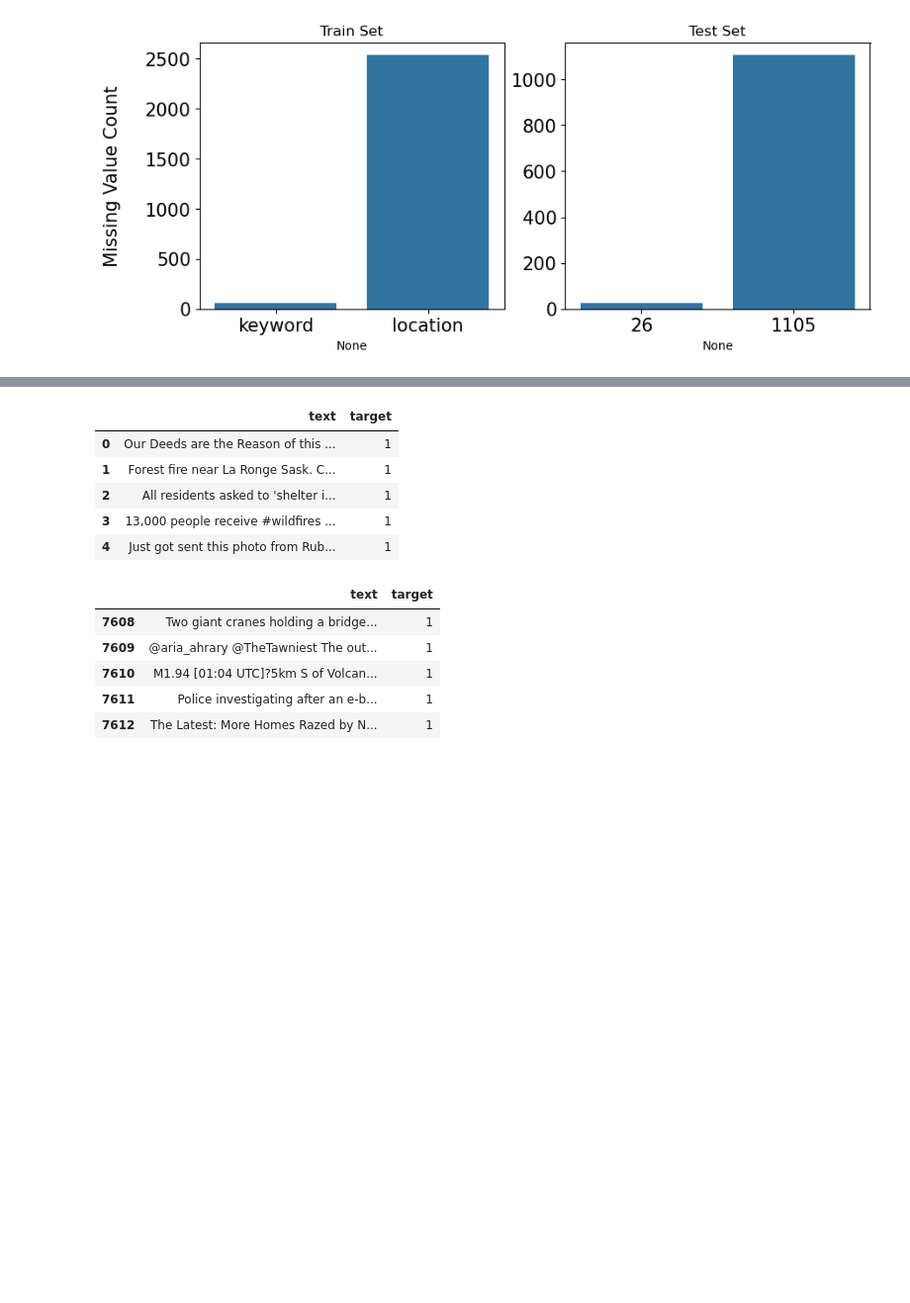
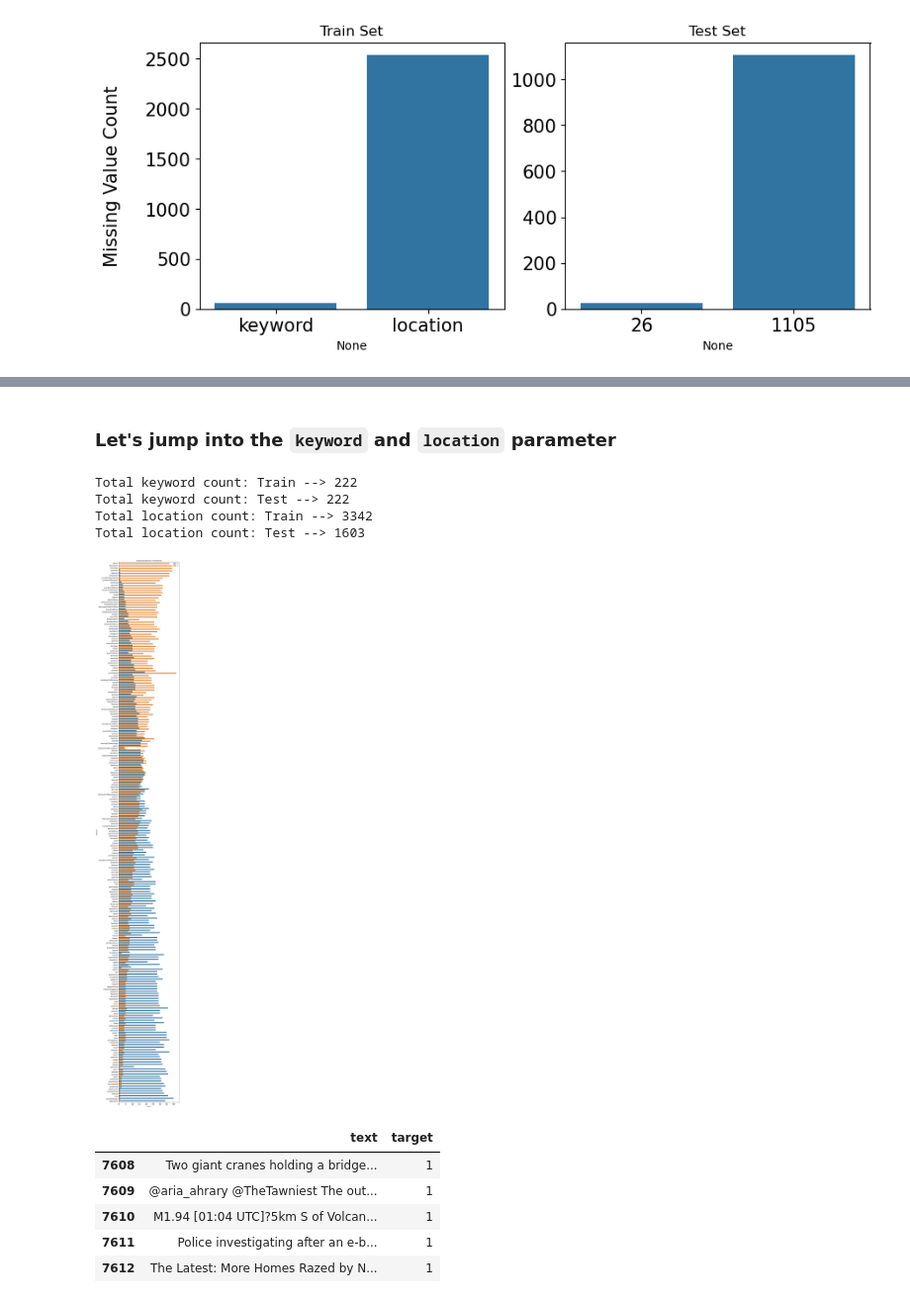
Before and after one commit to mahfuz-raihan/tweets_disaster, a Jupyter notebook: work_notebook.ipynb, the cells around one changed output, grey strips where cells are left out. Shown at 99% size. Cells and saved outputs as stored; diff of their text form; code cells hidden in the pictures; blank space fills up the shorter version.

````diff
--- a/work_notebook.ipynb
+++ b/work_notebook.ipynb
@@ -104,12 +92,41 @@ train_dataset_final.to_csv('final_dataset.csv', index=False)
-# %%
-train_dataset_final.head()
-# %% [output]
-|  | text | target |
-| 0 | Our Deeds are the Reason of this ... | 1 |
-| 1 | Forest fire near La Ronge Sask. C... | 1 |
-| 2 | All residents asked to 'shelter i... | 1 |
-| 3 | 13,000 people receive #wildfires ... | 1 |
-| 4 | Just got sent this photo from Rub... | 1 |
+# %% [markdown]
+### Let's jump into the ```keyword``` and ```location``` parameter
+# %%
+train_keyword_count = train_dataset['keyword'].nunique()
+train_location_count = train_dataset['location'].nunique()
+
+test_keyword_count = test_dataset['keyword'].nunique()
+test_location_count = test_dataset['location'].nunique()
+
+
+print(f'Total keyword count: Train --> {train_keyword_count}')
+print(f'Total keyword count: Test --> {test_keyword_count}')
+
+print(f'Total location count: Train --> {train_location_count}')
+print(f'Total location count: Test --> {test_location_count}')
+# %% [output]
+Total keyword count: Train --> 222
+Total keyword count: Test --> 222
+Total location count: Train --> 3342
+Total location count: Test --> 1603
+# %%
+train_dataset['target_mean'] = train_dataset.groupby('keyword')['target'].transform('mean')
+# %%
+fig = plt.figure(figsize=(8, 72), dpi=100)
+
+sns.countplot(y=train_dataset.sort_values(by='target_mean',ascending=False)['keyword'],
+              hue=train_dataset.sort_values(by='target_mean', ascending=False)['target']
+              )
+plt.tick_params(axis='x', labelsize=15)
+plt.tick_params(axis='y', labelsize=12)
+plt.legend(loc=1)
+plt.title('Target Distribution in Keywords')
+
+plt.show()
+
+train_dataset.drop(columns=['target_mean'], inplace=True)
+# %% [output]
+[figure, added]
 # %%
 import matplotlib.pyplot as plt # plot any display
 from bs4 import BeautifulSoup # handle html tag
````
Also changed, not shown: parts of 9 cells of this notebook.
